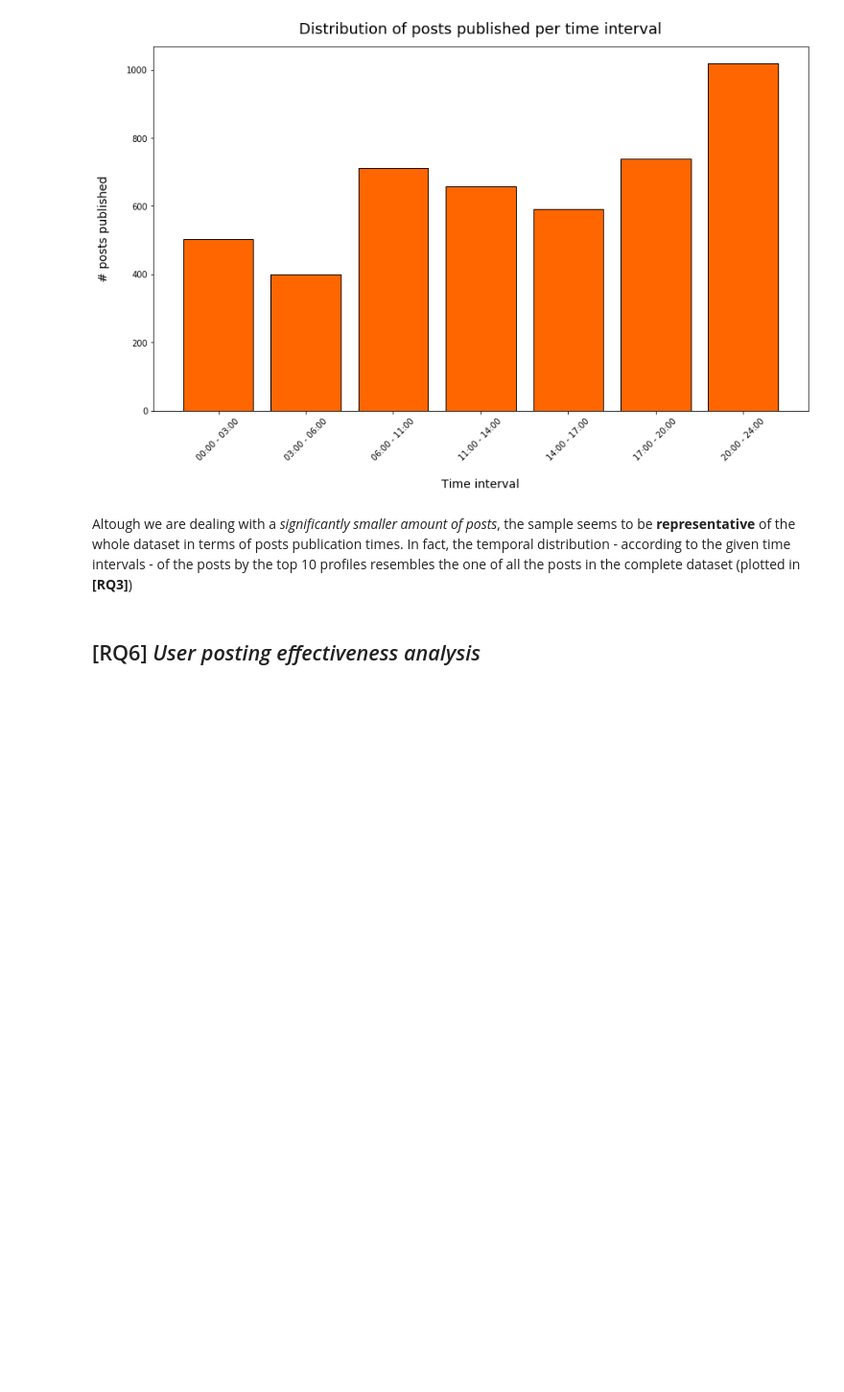
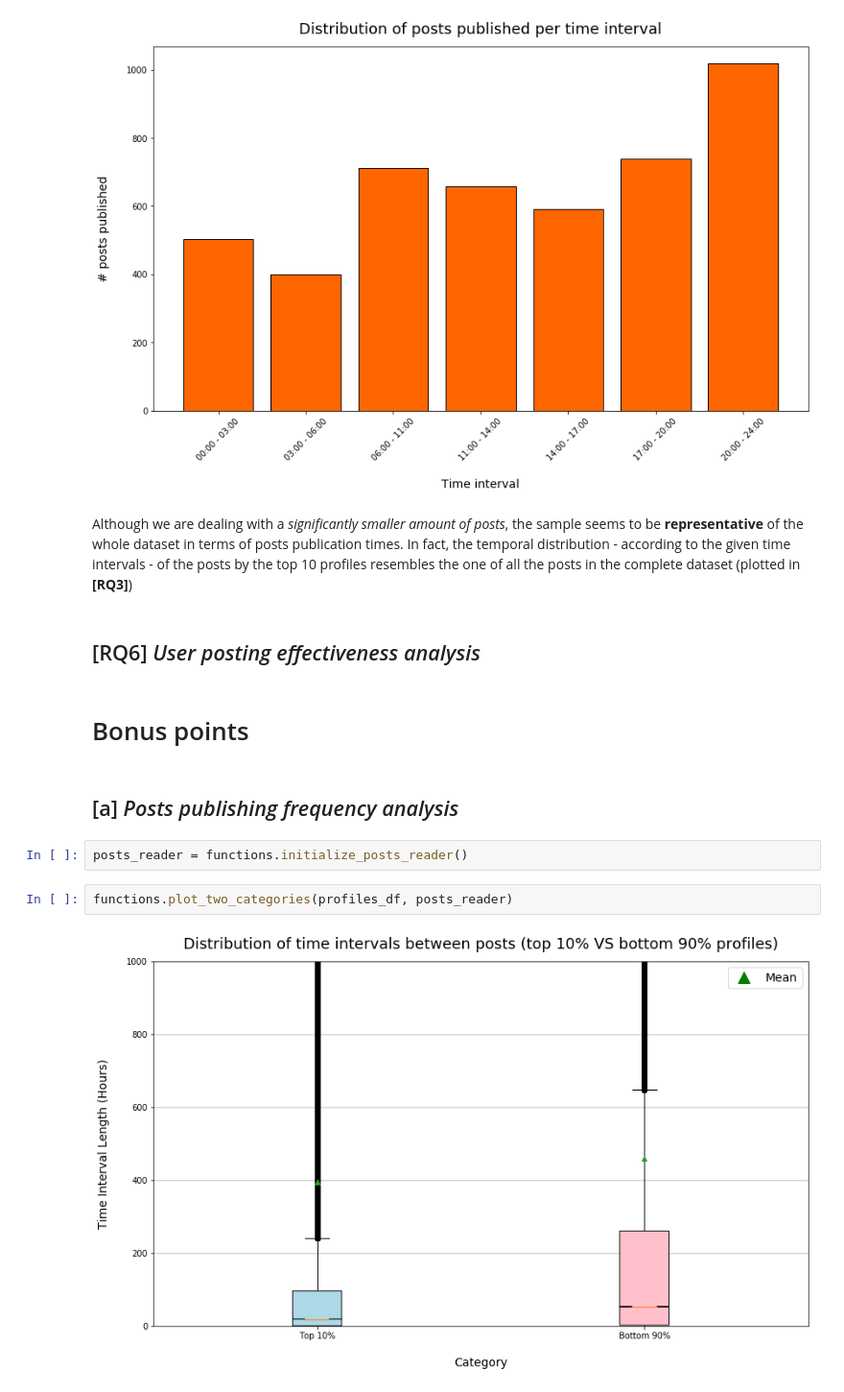
Before and after one commit to FrancescoRedaelli/ADM-HW2-Group26, a Jupyter notebook: ADM - HW2.ipynb, the cells around one changed output. Shown at 96% size. Saved outputs shown, nothing was run; the diff lists cells and outputs as text; blank space fills up the shorter version.

```diff
--- a/ADM - HW2.ipynb
+++ b/ADM - HW2.ipynb
@@ -86,6 +87,16 @@ functions.plot_posts_top10(posts, time_intervals)
 # %% [output]
 [figure]
 # %% [markdown]
-Altough we are dealing with a *significantly smaller amount of posts*, the sample seems to be **representative** of the whole dataset in terms of posts publication times. In fact, the temporal distribution - according to the given time intervals - of the posts by the top 10 profiles resembles the one of all the posts in the complete dataset (plotted in **[RQ3]**)
+Although we are dealing with a *significantly smaller amount of posts*, the sample seems to be **representative** of the whole dataset in terms of posts publication times. In fact, the temporal distribution - according to the given time intervals - of the posts by the top 10 profiles resembles the one of all the posts in the complete dataset (plotted in **[RQ3]**)
 # %% [markdown]
 ## [RQ6]  *User posting effectiveness analysis*
+# %% [markdown]
+# Bonus points
+# %% [markdown]
+## [a] *Posts publishing frequency analysis*
+# %%
+posts_reader = functions.initialize_posts_reader()
+# %%
+functions.plot_two_categories(profiles_df, posts_reader)
+# %% [output]
+[figure, added]
```
Also changed, not shown: parts of 3 cells of this notebook, 1 other file.
